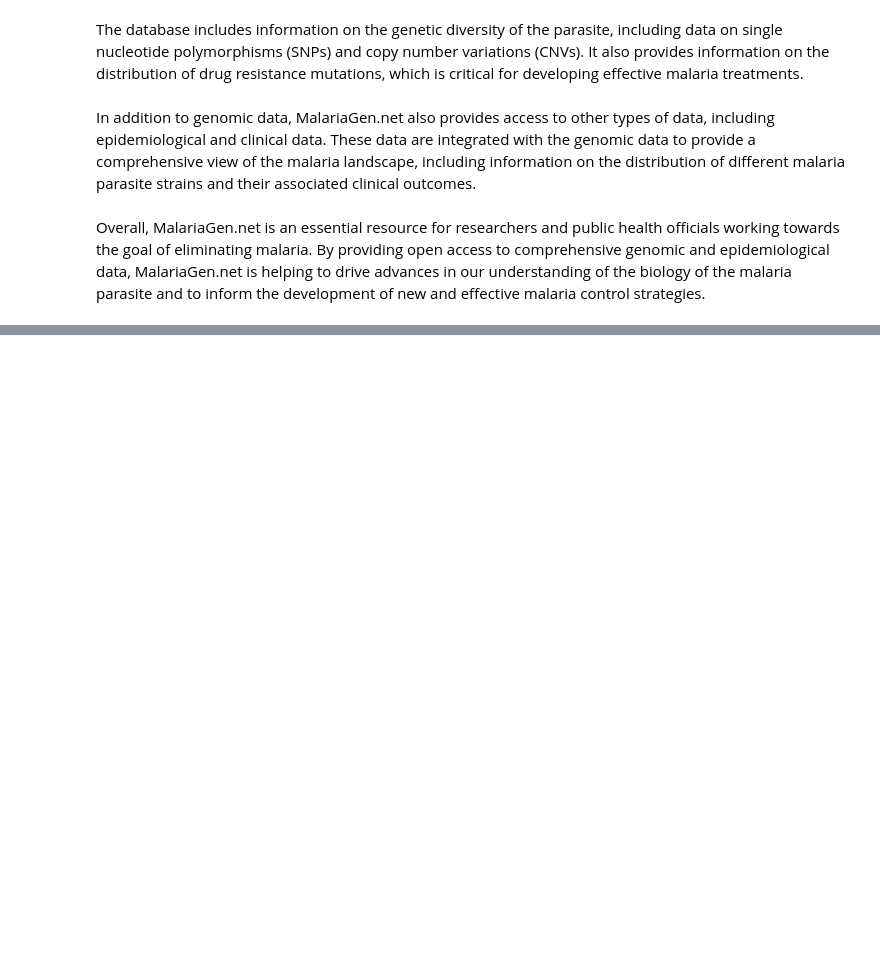
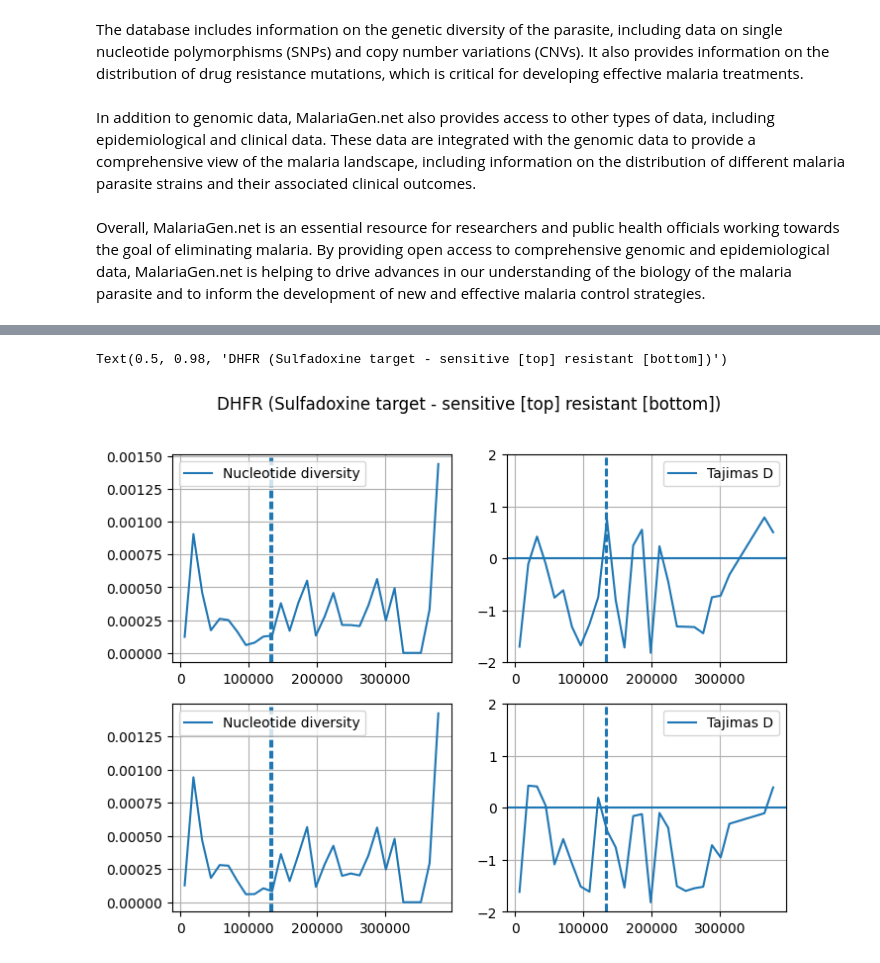
Before and after one commit to kevinkorfmann/workshop-kenya, a Jupyter notebook: nbs/session_1.ipynb, the cells around one changed output, grey strips where cells are left out. Drawn from its saved outputs; the diff is of its cells as text; code cells hidden in the pictures; blank space fills up the shorter version.

```diff
--- a/nbs/session_1.ipynb
+++ b/nbs/session_1.ipynb
@@ -22,0 +208,4 @@ Overall, MalariaGen.net is an essential resource for researchers and public heal
+# %%
+ts_all = get_tree_sequence_from_genotypes(kenyian_samples, gt)
+ts_resistant = get_tree_sequence_from_genotypes(resistent_samples, gt)
+ts_sensitive = get_tree_sequence_from_genotypes(sensitive_samples, gt)
@@ -22,0 +214,56 @@ Overall, MalariaGen.net is an essential resource for researchers and public heal
+# %%
+def get_stats(ts, wins):
+
+    tajima = ts.Tajimas_D(windows=wins, mode="site")
+    diversity = ts.diversity(windows=wins, mode="site")
+    return diversity, tajima
+# %%
+L = ts_all.sequence_length
+wins = np.linspace(0, L, 31)
+mids = (wins[1:] + wins[:-1]) / 2
+# %%
+diversity, tajima = get_stats(ts_all, wins)
+diversity_res, tajima_res = get_stats(ts_resistant, wins)
+diversity_sens, tajima_sens = get_stats(ts_sensitive, wins)
+# %%
+fig, axs = plt.subplots(2, 2, figsize=(8, 6))
+
+ax = axs[0][0]
+sns.lineplot(x=mids, y=diversity_sens, ax=ax, label="Nucleotide diversity")
+
+ax.axvline(747897-pos[0], ls='--')
+ax.axvline(750065-pos[0], ls='--')
+ax.grid(True)
+
+
+ax = axs[0][1]
+sns.lineplot(x=mids, y=tajima_sens, ax=ax, label="Tajimas D")
+
+ax.set_ylim(-2, 2)
+ax.axhline(0)
+ax.axvline(747897-pos[0], ls='--')
+ax.axvline(750065-pos[0], ls='--')
+ax.grid(True)
+
+
+ax = axs[1][0]
+sns.lineplot(x=mids, y=diversity_res, ax=ax, label="Nucleotide diversity")
+
+ax.axvline(747897-pos[0], ls='--')
+ax.axvline(750065-pos[0], ls='--')
+ax.grid(True)
+
+
+ax = axs[1][1]
+sns.lineplot(x=mids, y=tajima_res, ax=ax, label="Tajimas D")
+
+ax.set_ylim(-2, 2)
+ax.axhline(0)
+ax.axvline(747897-pos[0], ls='--')
+ax.axvline(750065-pos[0], ls='--')
+ax.grid(True)
+
+fig.suptitle("DHFR (Sulfadoxine target - sensitive [top] resistant [bottom])")
+# %% [output]
+Text(0.5, 0.98, 'DHFR (Sulfadoxine target - sensitive [top] resistant [bottom])')
+[figure, added]
```
Also changed, not shown: parts of 33 cells of this notebook, 2 other files.
